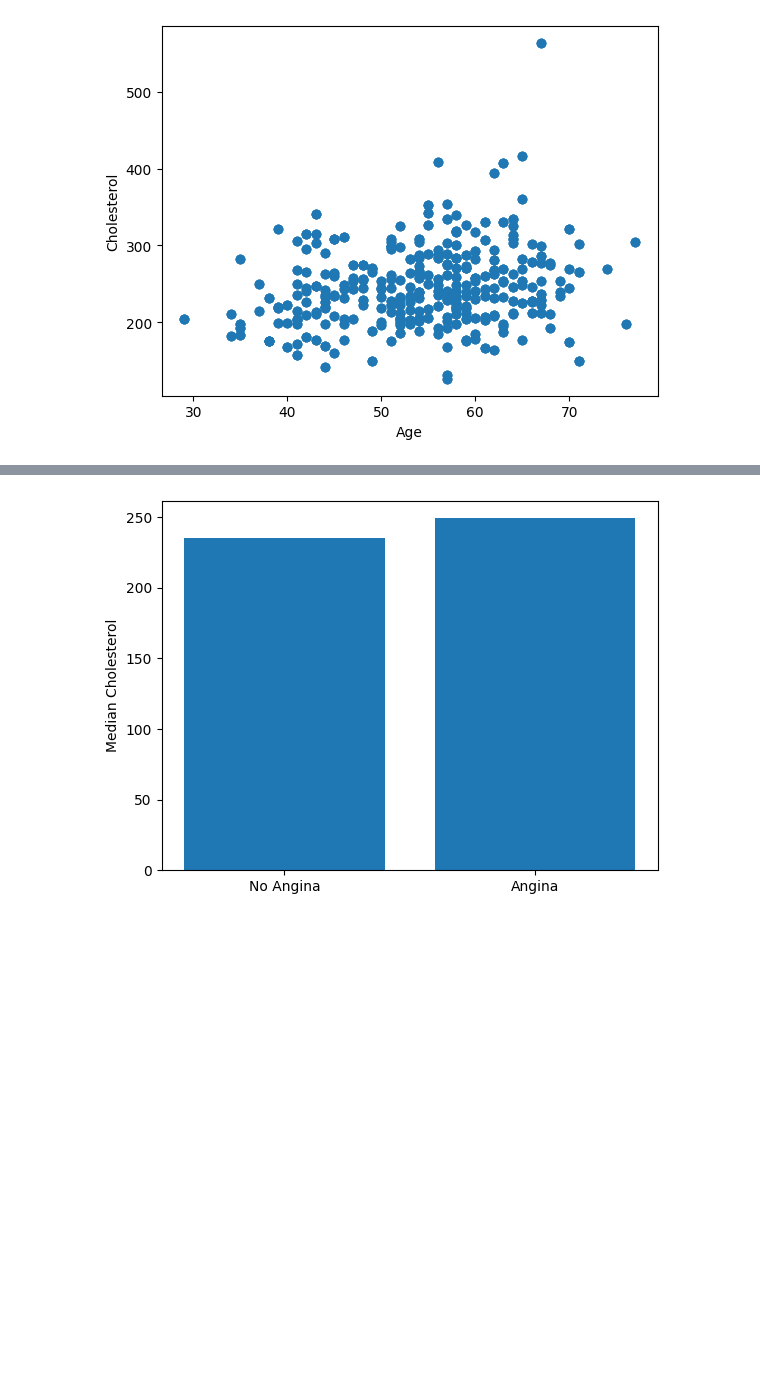
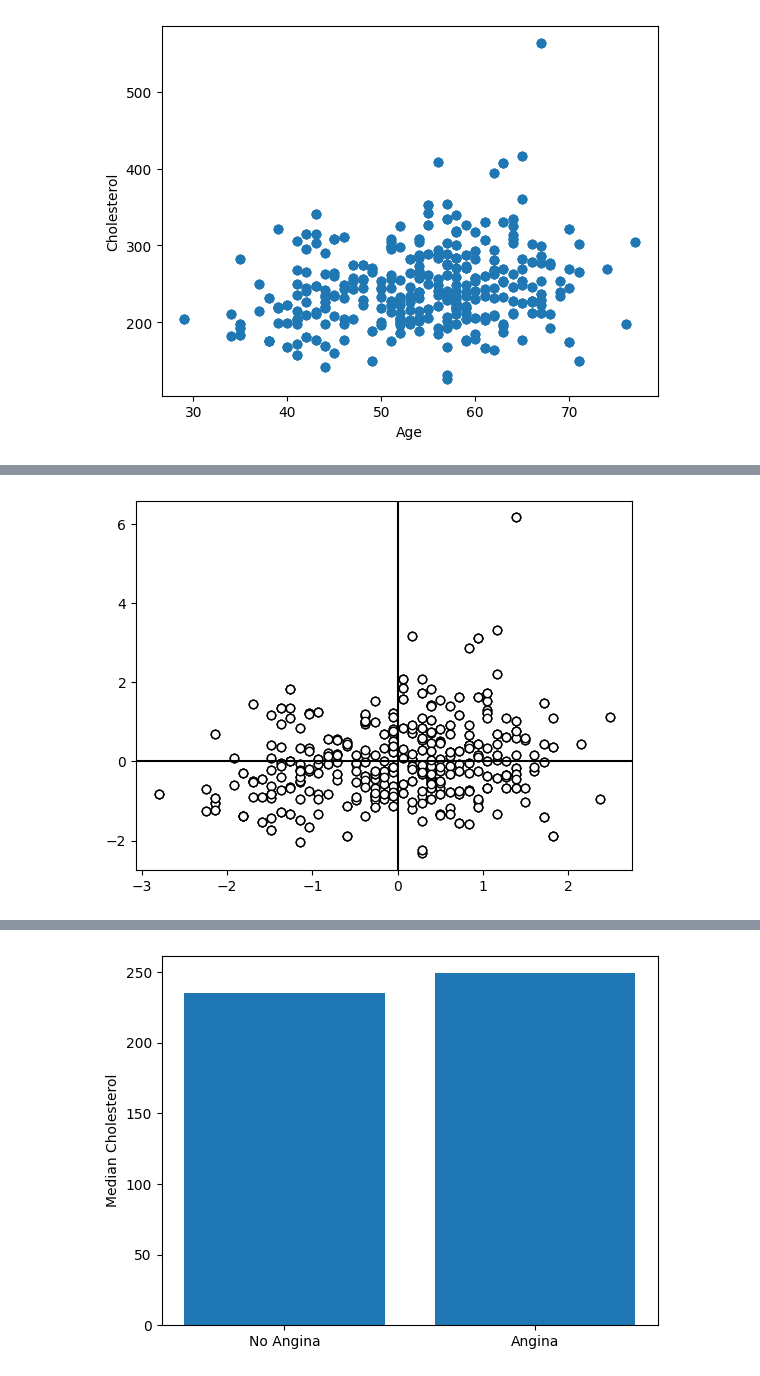
Before and after one commit to computationalUncertaintyLab/dexp_book, a Jupyter notebook: Chap3_Dataviz.ipynb, the cells around one changed output, grey strips where cells are left out. Drawn from its saved outputs; the diff is of its cells as text; code cells hidden in the pictures; blank space fills up the shorter version.

```diff
--- a/Chap3_Dataviz.ipynb
+++ b/Chap3_Dataviz.ipynb
@@ -224,0 +267,15 @@ Larger values for age tend to indicate that we will collect larger values for ch
+# %%
+age  = heart_disease["age"]
+chol = heart_disease["chol"]
+
+age  = (age  - np.mean(age))  / np.std(age)
+chol = (chol - np.mean(chol)) / np.std(chol)
+
+fig, ax = plt.subplots()
+ax.scatter(age,chol, edgecolors="black",facecolors="white")
+ax.axhline(0,color="k")
+ax.axvline(0,color="k")
+
+plt.show()
+# %% [output]
+[figure, added]
```
Also changed, not shown: parts of 20 cells of this notebook, 1 other file.
